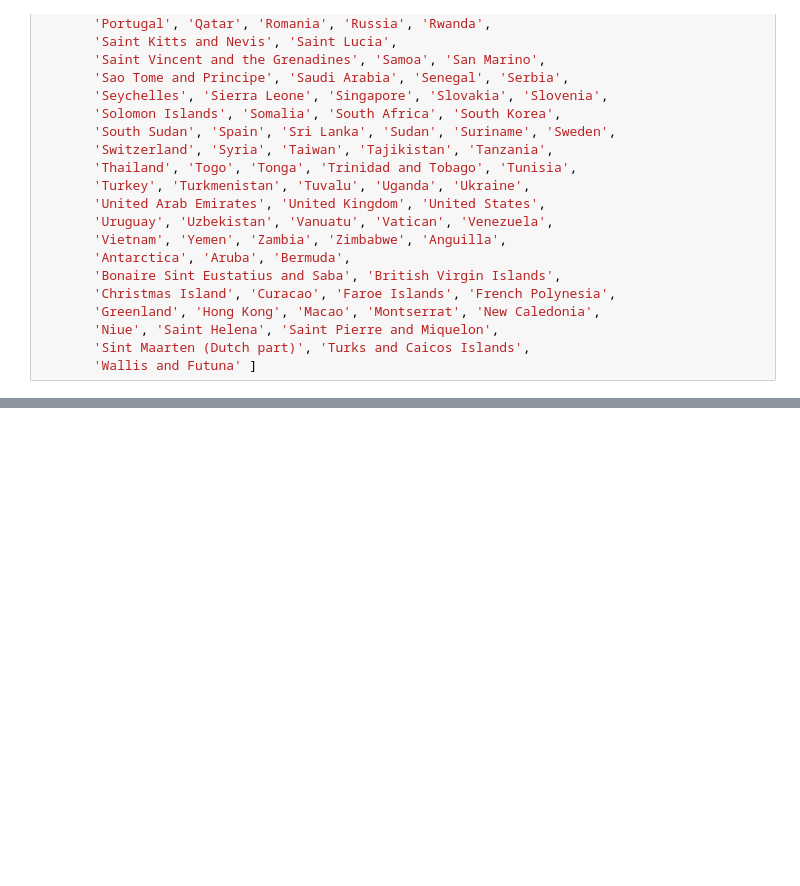
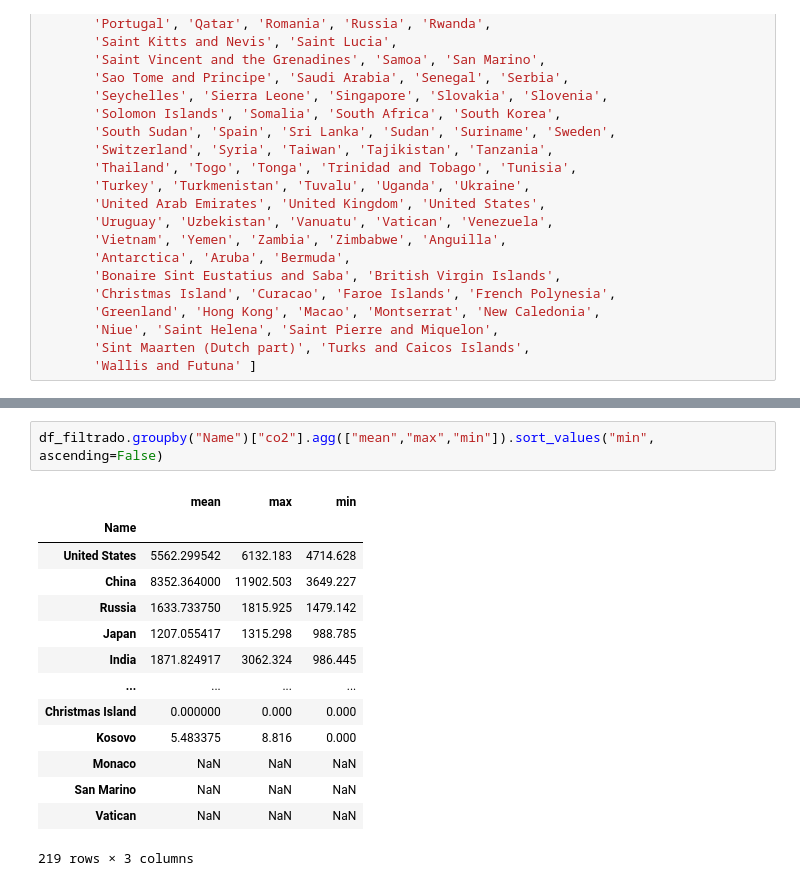
Before and after one commit to ana-nobre/Data-Driven-Insights-for-Multinationals-Global-CO2-Emissions, a Jupyter notebook: eda.ipynb, the cells around one changed output, grey strips where cells are left out. Drawn from its saved outputs; the diff is of its cells as text; blank space fills up the shorter version.

```diff
--- a/eda.ipynb
+++ b/eda.ipynb
@@ -225,0 +477,17 @@ df_filtrado_paises
+# %%
+df_filtrado.groupby("Name")["co2"].agg(["mean","max","min"]).sort_values("min", ascending=False)
+# %% [output]
+|  | mean | max | min |
+| Name |  |  |  |
+| United States | 5562.299542 | 6132.183 | 4714.628 |
+| China | 8352.364000 | 11902.503 | 3649.227 |
+| Russia | 1633.733750 | 1815.925 | 1479.142 |
+| Japan | 1207.055417 | 1315.298 | 988.785 |
+| India | 1871.824917 | 3062.324 | 986.445 |
+| ... | ... | ... | ... |
+| Christmas Island | 0.000000 | 0.000 | 0.000 |
+| Kosovo | 5.483375 | 8.816 | 0.000 |
+| Monaco | NaN | NaN | NaN |
+| San Marino | NaN | NaN | NaN |
+| Vatican | NaN | NaN | NaN |
+219 rows × 3 columns
```
Also changed, not shown: parts of 14 cells of this notebook, 3 other files.
